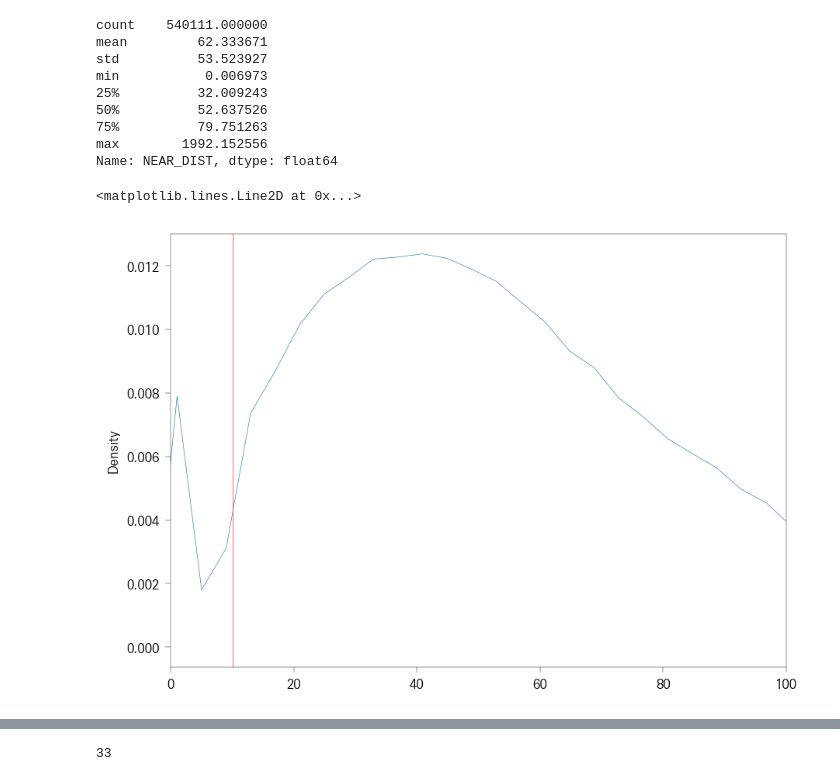
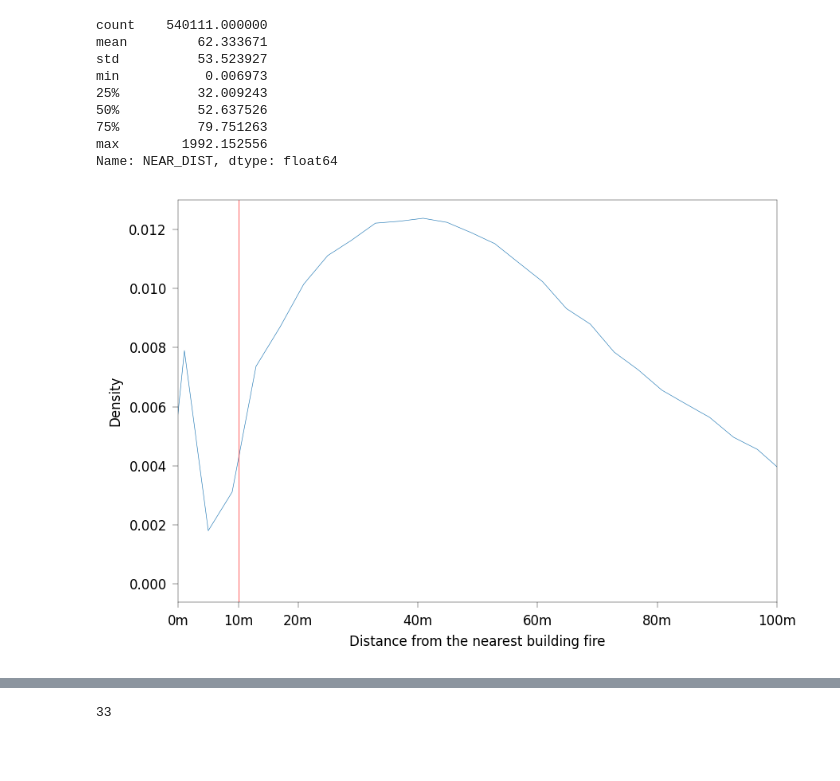
Before and after one commit to esnahn/pytorchgpu, a Jupyter notebook: data.ipynb, the cells around one changed output, grey strips where cells are left out. Cells and saved outputs as stored; diff of their text form; code cells hidden in the pictures; blank space fills up the shorter version.

Commit message:
annotate fire dependant variable plot

```diff
--- a/data.ipynb
+++ b/data.ipynb
@@ -53,13 +53,22 @@ Name: NEAR_DIST, dtype: float64
 # %%
 # Scott’s Rule [1], implemented as scotts_factor, is:
 # n**(-1./(d+4)),
 # with n the number of data points and d the number of dimensions.
 
 df.NEAR_DIST.plot.kde(xlim=(0, 100), bw_method=540000 ** (-1.0 / (1 + 4)) * 0.1)
 plt.axvline(10, color="r")
+
+ticks = sorted(list(range(0, 100 + 1, 20)) + [10])
+ticklabels = [f"{t}m" for t in ticks]
+plt.xticks(ticks, ticklabels)
+
+plt.xlabel("Distance from the nearest building fire")
+plt.tight_layout()
+
+plt.savefig("output/distance.svg")
+plt.savefig("output/distance.png")
 # %% [output]
-<matplotlib.lines.Line2D at 0x...>
-[figure, old version]
+[figure, new version]
 # %%
 df[df.NEAR_DIST <= 10].describe()
 # %% [output]
```
